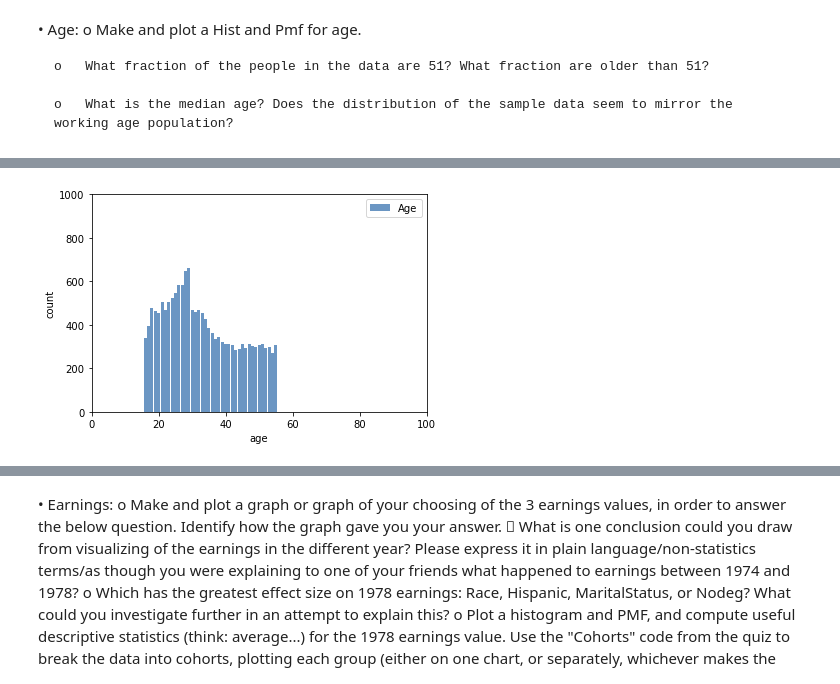
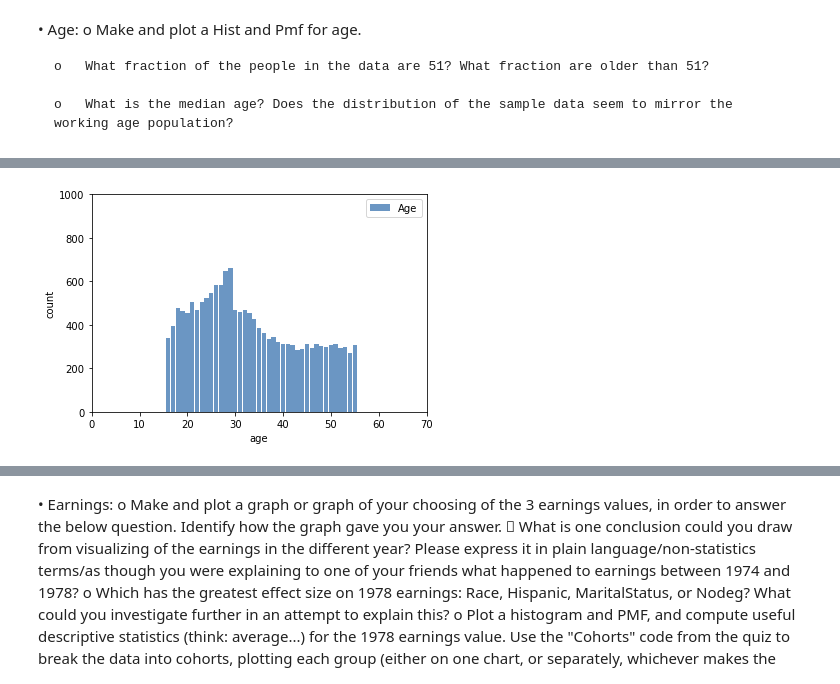
Before and after one commit to Soniyasunny1/Assignment, a Jupyter notebook: AssignmentStats.ipynb, the cells around one changed output, grey strips where cells are left out. Cells and saved outputs as stored; diff of their text form; code cells hidden in the pictures.

```diff
--- a/AssignmentStats.ipynb
+++ b/AssignmentStats.ipynb
@@ -31,9 +67,11 @@ df
 # %%
 # Make and plot a Hist and Pmf for age.
 hist = thinkstats2.Hist(df["Age"].sort_values(), label="Age")
+
 thinkplot.PrePlot(1)
 thinkplot.Hist(hist)
-thinkplot.Config(xlabel="age", ylabel="count", xlim=[0,100], ylim=[0,1000])
+thinkplot.Config(xlabel="age", ylabel="count", xlim=[0,70], ylim=[0,1000])
+
 #hist
 # %% [output]
-[figure, old version]
+[figure, new version]
```
Also changed, not shown: parts of 4 cells of this notebook.
